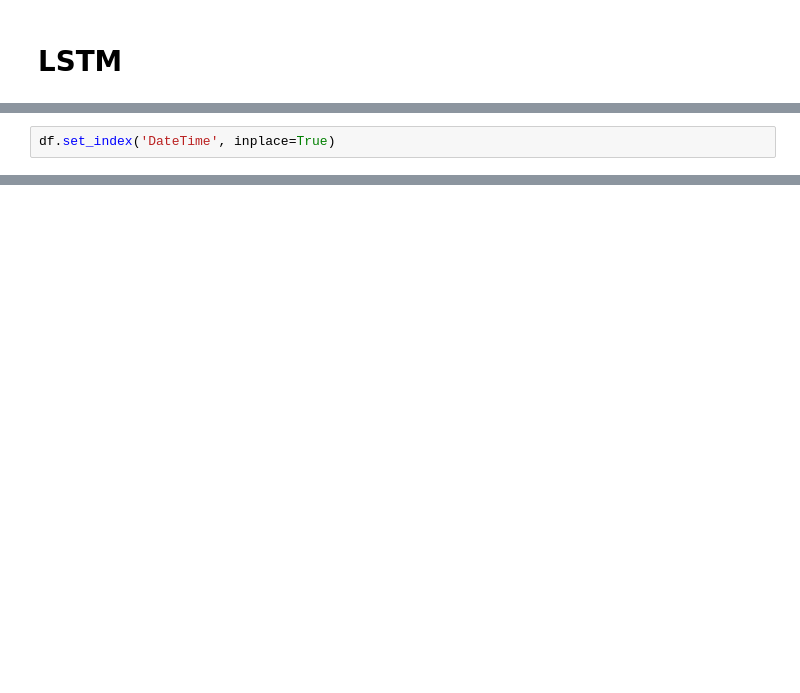
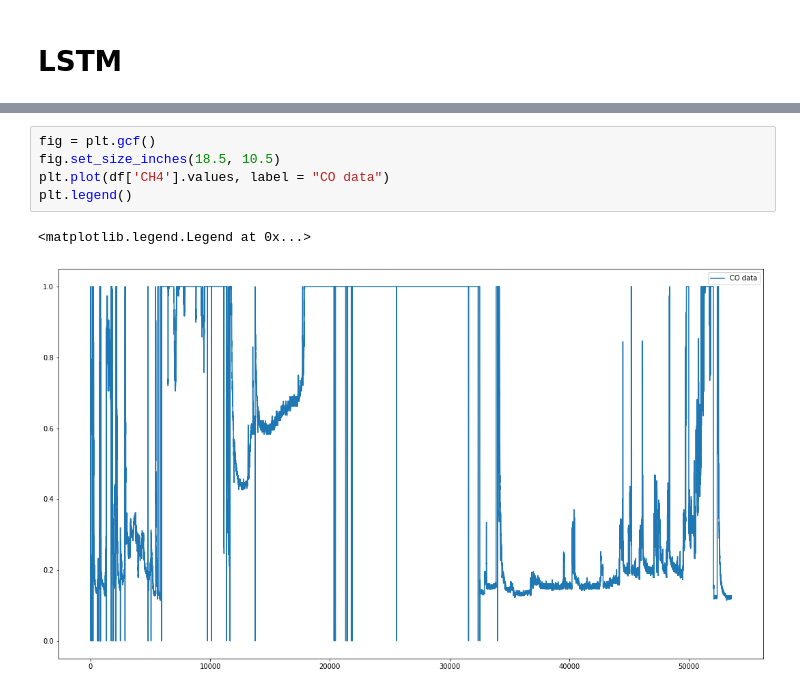
Before and after one commit to CodeWithEhtisham/Index-prediction, a Jupyter notebook: CH4_prediction.ipynb, the cells around one changed output, grey strips where cells are left out. Saved outputs shown, nothing was run; the diff lists cells and outputs as text; blank space fills up the shorter version.

```diff
--- a/CH4_prediction.ipynb
+++ b/CH4_prediction.ipynb
@@ -537,2 +515,0 @@ plt.show()
-# %%
-df.set_index('DateTime', inplace=True)
@@ -585,0 +550,8 @@ Performing stepwise search to minimize aic
+# %%
+fig = plt.gcf()
+fig.set_size_inches(18.5, 10.5)
+plt.plot(df['CH4'].values, label = "CO data")
+plt.legend()
+# %% [output]
+<matplotlib.legend.Legend at 0x...>
+[figure, added]
```
Also changed, not shown: parts of 60 cells of this notebook, 24 other files.
